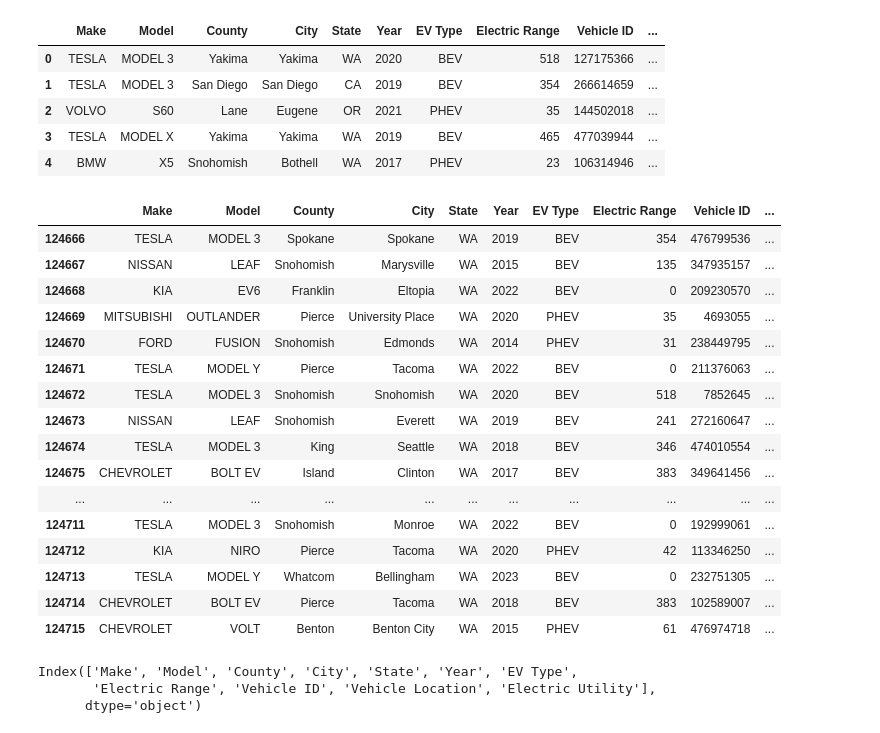
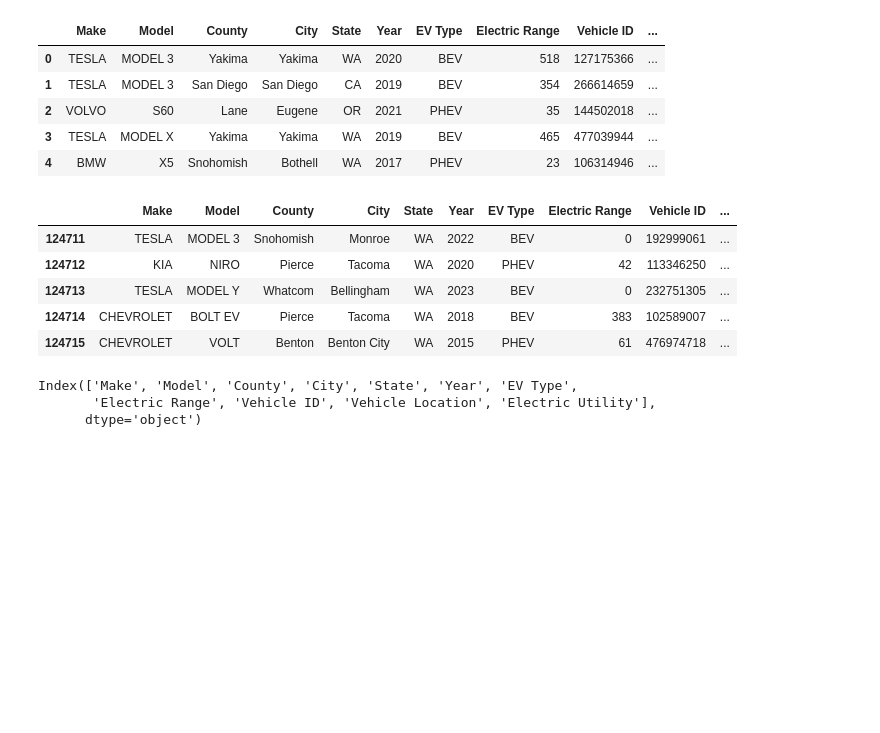
Before and after one commit to dcgray80/Data-Analytics-2023, a Jupyter notebook: Darren Gray Project.ipynb, the cells around one changed output. Saved outputs shown, nothing was run; the diff lists cells and outputs as text; code cells hidden in the pictures; blank space fills up the shorter version.

```diff
--- a/Darren Gray Project.ipynb
+++ b/Darren Gray Project.ipynb
@@ -53,23 +57,12 @@ EVs_by_Population.head()
 # %%
 # Display the Last 5 rows
 # Column "EV Type” denotes the type of car, BEV - Battery Electric Vehicle, PHEV – Plug-in Hybrid Electric Vehicle.
 # Column “Electric Range” is in Kilometre per hour for the sake of this study.
-# Population data is based on figures from the United States. (https://www.kaggle.com/datasets/utkarshx27/electric-vehicle-population-data)
+# Population data is based on figures from the Washington state.
 
-EVs_by_Population.tail(50)
+EVs_by_Population.tail()
 # %% [output]
 |  | Make | Model | County | City | State | Year | EV Type | Electric Range | Vehicle ID | ... |
-| 124666 | TESLA | MODEL 3 | Spokane | Spokane | WA | 2019 | BEV | 354 | 476799536 | ... |
-| 124667 | NISSAN | LEAF | Snohomish | Marysville | WA | 2015 | BEV | 135 | 347935157 | ... |
-| 124668 | KIA | EV6 | Franklin | Eltopia | WA | 2022 | BEV | 0 | 209230570 | ... |
-| 124669 | MITSUBISHI | OUTLANDER | Pierce | University Place | WA | 2020 | PHEV | 35 | 4693055 | ... |
-| 124670 | FORD | FUSION | Snohomish | Edmonds | WA | 2014 | PHEV | 31 | 238449795 | ... |
-| 124671 | TESLA | MODEL Y | Pierce | Tacoma | WA | 2022 | BEV | 0 | 211376063 | ... |
-| 124672 | TESLA | MODEL 3 | Snohomish | Snohomish | WA | 2020 | BEV | 518 | 7852645 | ... |
-| 124673 | NISSAN | LEAF | Snohomish | Everett | WA | 2019 | BEV | 241 | 272160647 | ... |
-| 124674 | TESLA | MODEL 3 | King | Seattle | WA | 2018 | BEV | 346 | 474010554 | ... |
-| 124675 | CHEVROLET | BOLT EV | Island | Clinton | WA | 2017 | BEV | 383 | 349641456 | ... |
-| ... | ... | ... | ... | ... | ... | ... | ... | ... | ... | ... |
 | 124711 | TESLA | MODEL 3 | Snohomish | Monroe | WA | 2022 | BEV | 0 | 192999061 | ... |
 | 124712 | KIA | NIRO | Pierce | Tacoma | WA | 2020 | PHEV | 42 | 113346250 | ... |
 | 124713 | TESLA | MODEL Y | Whatcom | Bellingham | WA | 2023 | BEV | 0 | 232751305 | ... |
```
Also changed, not shown: parts of 94 cells of this notebook.
